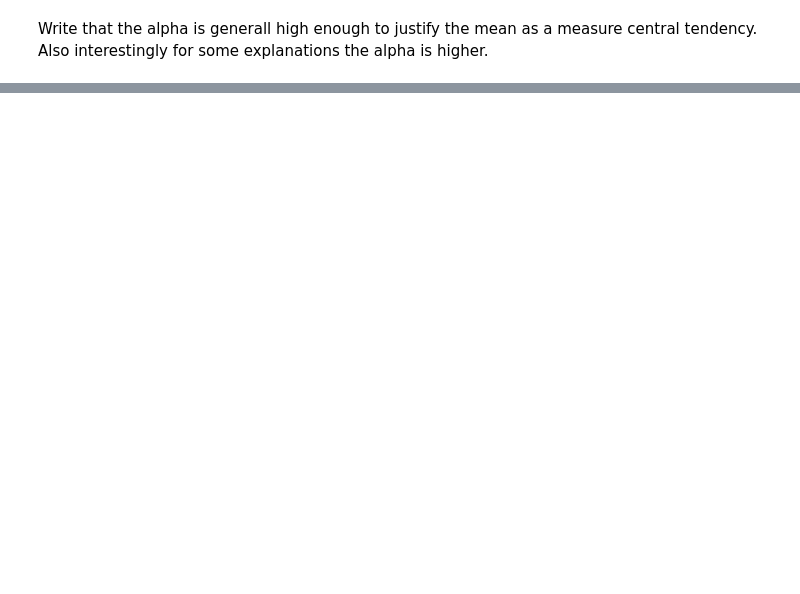
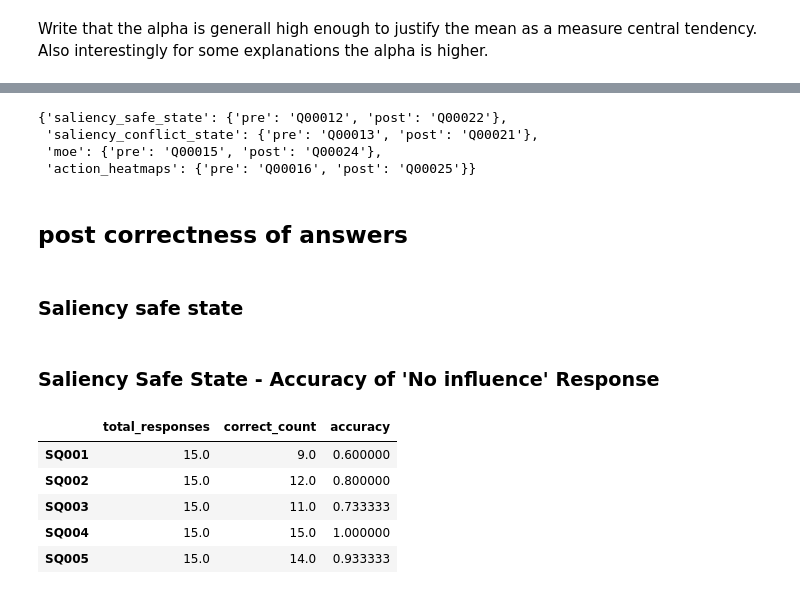
Before and after one commit to StefanHamm/surveyMasterThesis, a Jupyter notebook: survey_analysis.ipynb, the cells around one changed output, grey strips where cells are left out. Cells and saved outputs as stored; diff of their text form; code cells hidden in the pictures; blank space fills up the shorter version.

Commit message:
Added post mental models correctness

```diff
--- a/survey_analysis.ipynb
+++ b/survey_analysis.ipynb
@@ -460,0 +479,52 @@ Write that the alpha is generall high enough to justify the mean as a measure ce
+# %%
+question_pairs["mental_models"]
+# %% [output]
+{'saliency_safe_state': {'pre': 'Q00012', 'post': 'Q00022'},
+ 'saliency_conflict_state': {'pre': 'Q00013', 'post': 'Q00021'},
+ 'moe': {'pre': 'Q00015', 'post': 'Q00024'},
+ 'action_heatmaps': {'pre': 'Q00016', 'post': 'Q00025'}}
+# %% [markdown]
+## post correctness of answers
+# %% [markdown]
+### Saliency safe state
+# %%
+# for the saliency safe state the correct answer for all subquestions SQ001 to S005 is No influence
+
+def check_saliency_safe_state(df, question_code, subquestions):
+    correct_answer = "No influence"
+    results = {}
+
+    for sq in subquestions:
+        col_name = f"{question_code}[{sq}]"
+        if col_name in df.columns:
+            counts = df[col_name].value_counts(dropna=False)
+            total_responses = counts.sum()
+            correct_count = counts.get(correct_answer, 0)
+            accuracy = correct_count / total_responses if total_responses > 0 else np.nan
+
+            results[sq] = {
+                "total_responses": total_responses,
+                "correct_count": correct_count,
+                "accuracy": accuracy
+            }
+        else:
+            results[sq] = {
+                "total_responses": 0,
+                "correct_count": 0,
+                "accuracy": np.nan
+            }
+
+    return pd.DataFrame(results).T
+
+subquestions = [f"SQ{i:03d}" for i in range(1, 6)]
+saliency_safe_state_results = check_saliency_safe_state(df, question_pairs["mental_models"]["saliency_safe_state"]["post"], subquestions)
+display(Markdown("### Saliency Safe State - Accuracy of 'No influence' Response"))
+display(saliency_safe_state_results)
+# %% [output]
+### Saliency Safe State - Accuracy of 'No influence' Response
+|  | total_responses | correct_count | accuracy |
+| SQ001 | 15.0 | 9.0 | 0.600000 |
+| SQ002 | 15.0 | 12.0 | 0.800000 |
+| SQ003 | 15.0 | 11.0 | 0.733333 |
+| SQ004 | 15.0 | 15.0 | 1.000000 |
+| SQ005 | 15.0 | 14.0 | 0.933333 |
```
Also changed, not shown: parts of 21 cells of this notebook.
